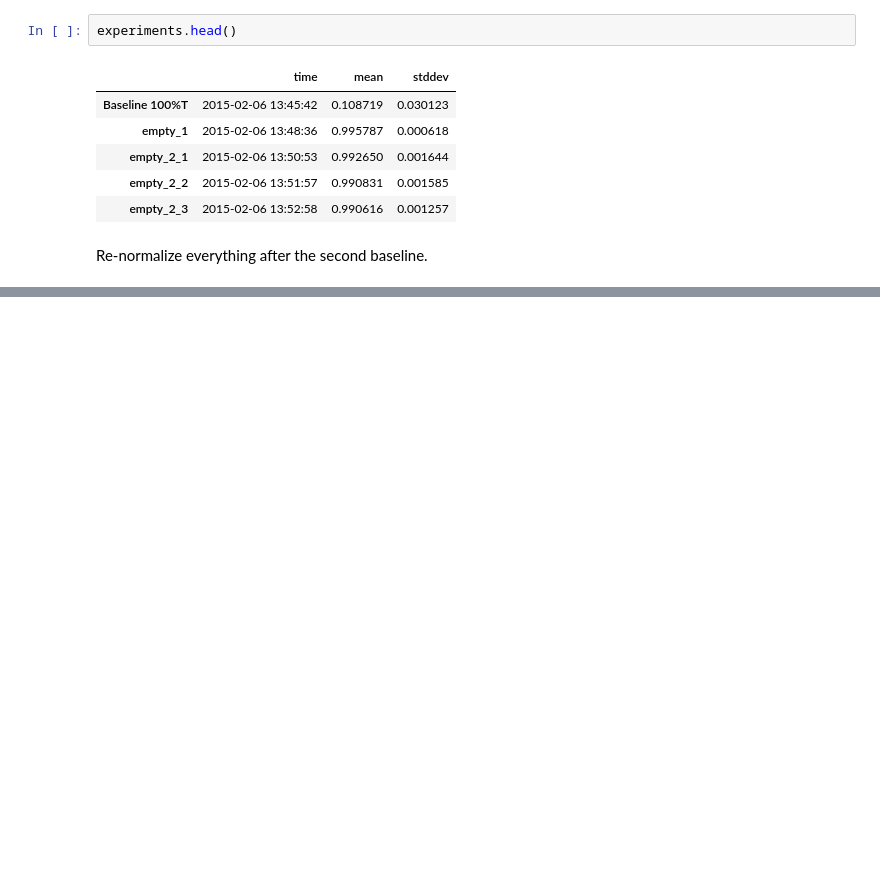
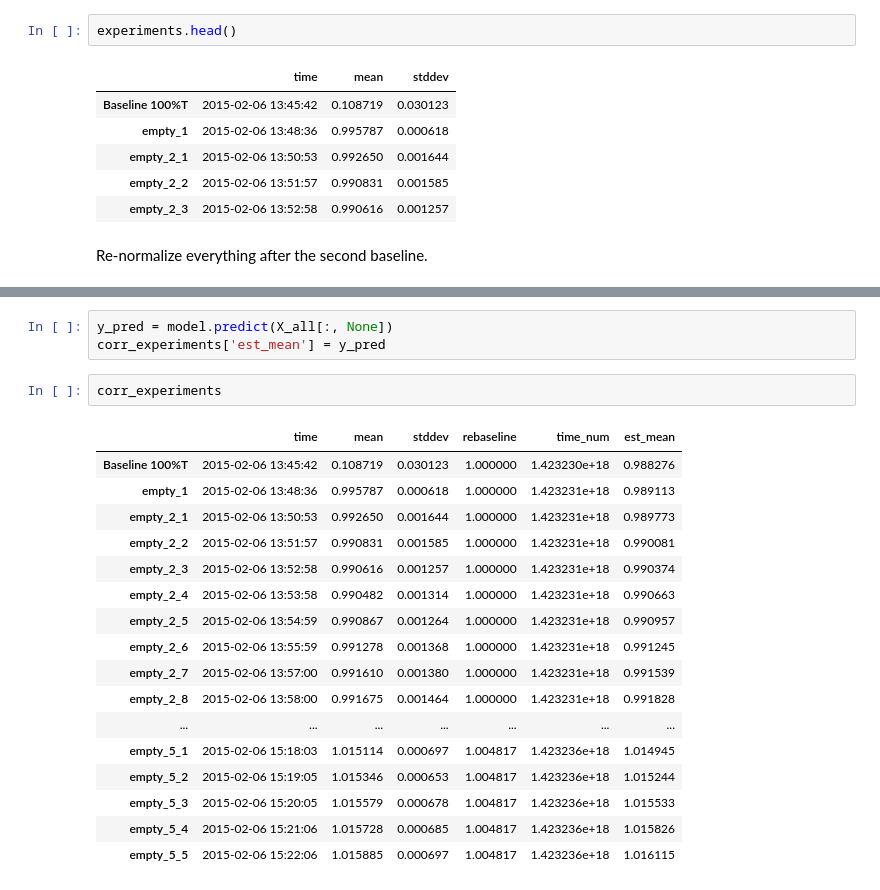
Before and after one commit to Echelle/AO_bonding_paper, a Jupyter notebook: notebooks/SiGaps_15-data2015Log.ipynb, the cells around one changed output, grey strips where cells are left out. Saved outputs shown, nothing was run; the diff lists cells and outputs as text; blank space fills up the shorter version.

```diff
--- a/notebooks/SiGaps_15-data2015Log.ipynb
+++ b/notebooks/SiGaps_15-data2015Log.ipynb
@@ -73,0 +105,23 @@ plt.ylim(0.99, 1.02)
+# %%
+y_pred = model.predict(X_all[:, None])
+corr_experiments['est_mean'] = y_pred
+# %%
+corr_experiments
+# %% [output]
+|  | time | mean | stddev | rebaseline | time_num | est_mean |
+| Baseline 100%T | 2015-02-06 13:45:42 | 0.108719 | 0.030123 | 1.000000 | 1.423230e+18 | 0.988276 |
+| empty_1 | 2015-02-06 13:48:36 | 0.995787 | 0.000618 | 1.000000 | 1.423231e+18 | 0.989113 |
+| empty_2_1 | 2015-02-06 13:50:53 | 0.992650 | 0.001644 | 1.000000 | 1.423231e+18 | 0.989773 |
+| empty_2_2 | 2015-02-06 13:51:57 | 0.990831 | 0.001585 | 1.000000 | 1.423231e+18 | 0.990081 |
+| empty_2_3 | 2015-02-06 13:52:58 | 0.990616 | 0.001257 | 1.000000 | 1.423231e+18 | 0.990374 |
+| empty_2_4 | 2015-02-06 13:53:58 | 0.990482 | 0.001314 | 1.000000 | 1.423231e+18 | 0.990663 |
+| empty_2_5 | 2015-02-06 13:54:59 | 0.990867 | 0.001264 | 1.000000 | 1.423231e+18 | 0.990957 |
+| empty_2_6 | 2015-02-06 13:55:59 | 0.991278 | 0.001368 | 1.000000 | 1.423231e+18 | 0.991245 |
+| empty_2_7 | 2015-02-06 13:57:00 | 0.991610 | 0.001380 | 1.000000 | 1.423231e+18 | 0.991539 |
+| empty_2_8 | 2015-02-06 13:58:00 | 0.991675 | 0.001464 | 1.000000 | 1.423231e+18 | 0.991828 |
+| ... | ... | ... | ... | ... | ... | ... |
+| empty_5_1 | 2015-02-06 15:18:03 | 1.015114 | 0.000697 | 1.004817 | 1.423236e+18 | 1.014945 |
+| empty_5_2 | 2015-02-06 15:19:05 | 1.015346 | 0.000653 | 1.004817 | 1.423236e+18 | 1.015244 |
+| empty_5_3 | 2015-02-06 15:20:05 | 1.015579 | 0.000678 | 1.004817 | 1.423236e+18 | 1.015533 |
+| empty_5_4 | 2015-02-06 15:21:06 | 1.015728 | 0.000685 | 1.004817 | 1.423236e+18 | 1.015826 |
+| empty_5_5 | 2015-02-06 15:22:06 | 1.015885 | 0.000697 | 1.004817 | 1.423236e+18 | 1.016115 |
```
Also changed, not shown: parts of 10 cells of this notebook, 1 other file.
